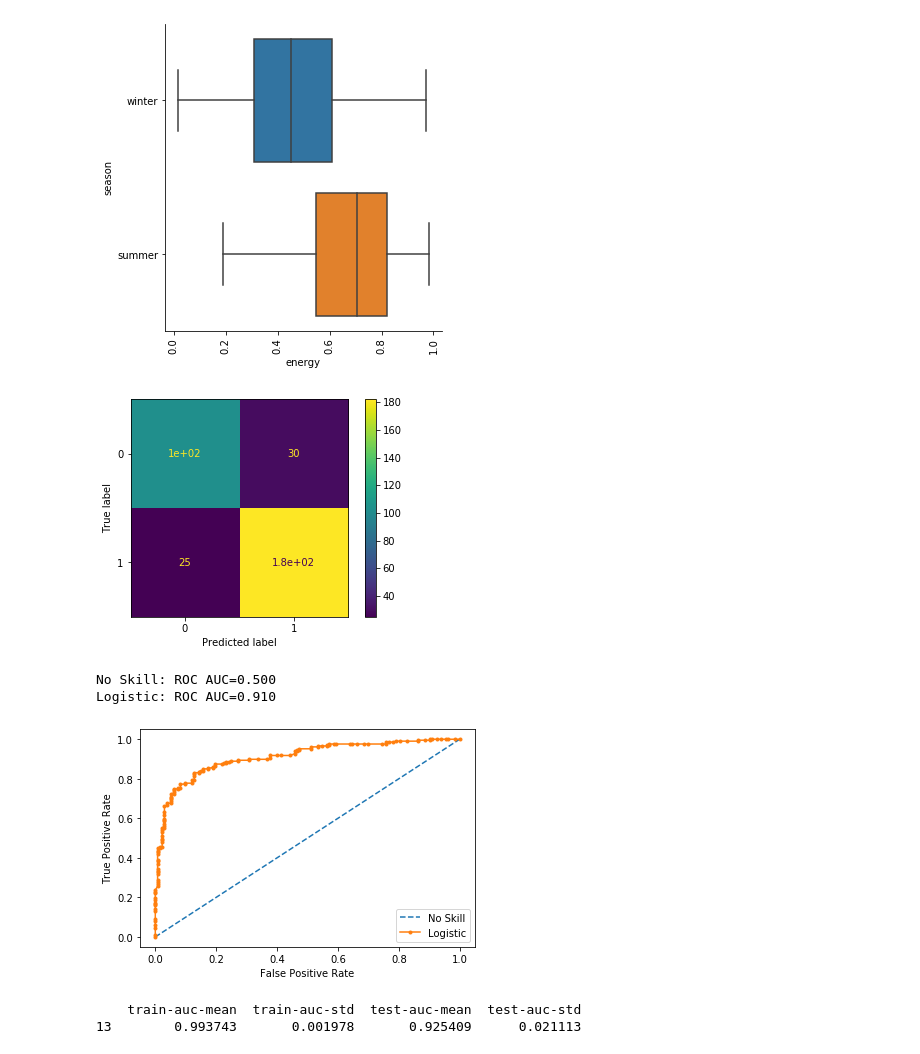
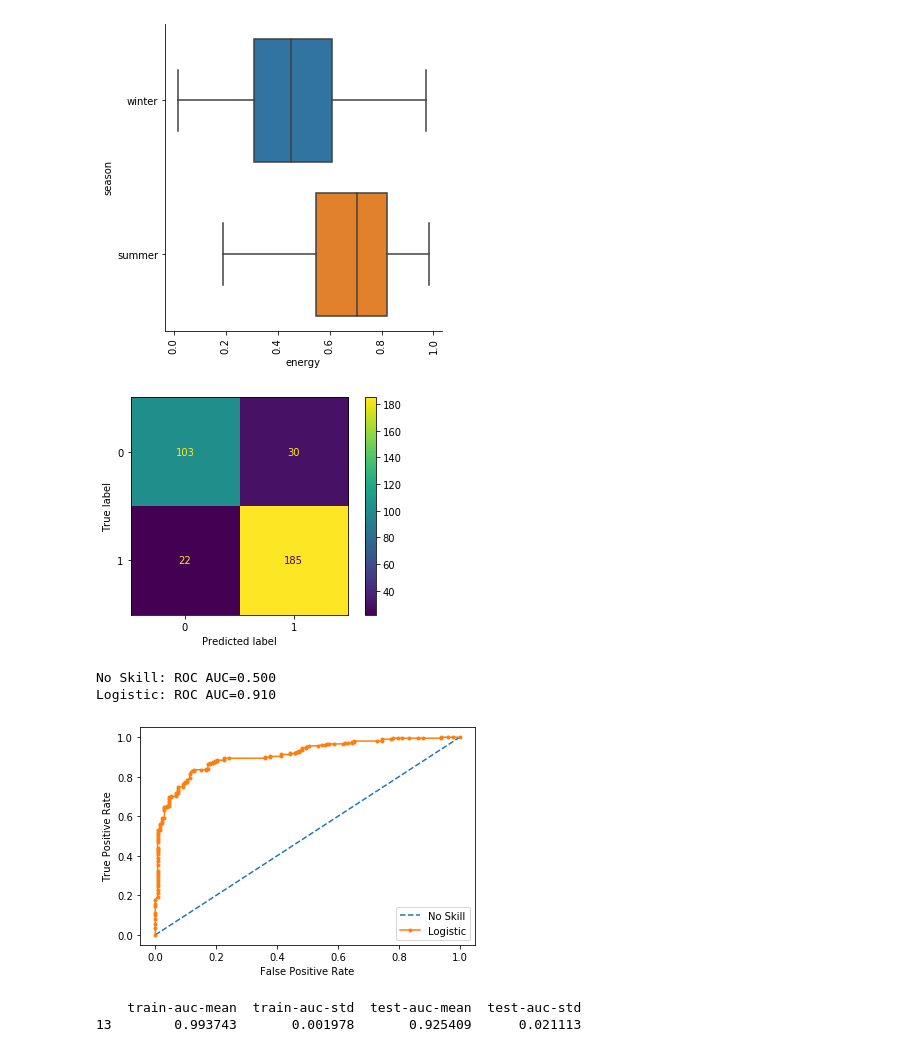
Before and after one commit to teehim/playlist_separator, a Jupyter notebook: track.ipynb, the cells around one changed output. Drawn from its saved outputs; the diff is of its cells as text; code cells hidden in the pictures.

```diff
--- a/track.ipynb
+++ b/track.ipynb
@@ -138,7 +139,7 @@ from matplotlib import pyplot
 X_train, X_test, y_train, y_test = train_test_split(track_df_out, season, test_size=0.30, random_state=33)
 ns_probs = [0 for _ in range(len(y_test))]
 # knn = KNeighborsClassifier(algorithm='brute', n_neighbors=95, p=1, weights='distance')
-rf = RandomForestClassifier(bootstrap=True, ccp_alpha=0.0, class_weight=None,
+rf = RandomForestClassifier(bootstrap=False, ccp_alpha=0.0, class_weight=None,
                        criterion='gini', max_depth=343, max_features='log2',
                        max_leaf_nodes=None, max_samples=None,
                        min_impurity_decrease=0.0, min_impurity_split=None,
@@ -157,37 +158,38 @@ plot_confusion_matrix(model, X_test, y_test)
 plt.show()
 lr_probs = lr_probs[:, 1]
 ns_auc = roc_auc_score(y_test, ns_probs)
 lr_auc = roc_auc_score(y_test, lr_probs)
 
 print('No Skill: ROC AUC=%.3f' % (ns_auc))
 print('Logistic: ROC AUC=%.3f' % (lr_auc))
 
 ns_fpr, ns_tpr, _ = roc_curve(y_test, ns_probs)
 lr_fpr, lr_tpr, _ = roc_curve(y_test, lr_probs)
 
 pyplot.plot(ns_fpr, ns_tpr, linestyle='--', label='No Skill')
 pyplot.plot(lr_fpr, lr_tpr, marker='.', label='Logistic')
 
 pyplot.xlabel('False Positive Rate')
 pyplot.ylabel('True Positive Rate')
 
 pyplot.legend()
 
 pyplot.show()
 
+pickle.dump(model, open('tone.model','wb'))
 # fdf = pd.DataFrame(rf.feature_importances_, index=X_train.columns, columns=['imp'])
 # fdf = fdf.sort_values(by='imp', ascending=False)
 
 # features = []
 # for feature in zip(X_train.columns, rf.feature_importances_):
 #     features.append(feature[1])
 
 # print(fdf)
 # %% [output]
-[figure, old version]
+[figure, new version]
 No Skill: ROC AUC=0.500
 Logistic: ROC AUC=0.910
-[figure, old version]
+[figure, new version]
 # %%
 import xgboost as xgb
 X_train, X_test, y_train, y_test = train_test_split(track_df_out, season, test_size=0.30, random_state=33, stratify=season)
```
Also changed, not shown: parts of 2 cells of this notebook, 3 other files.
